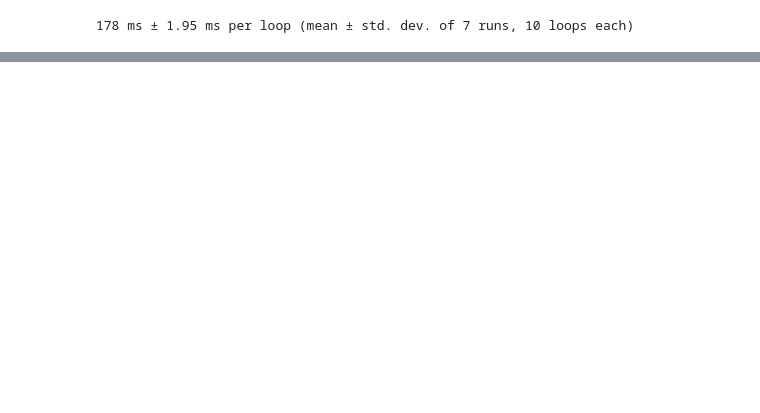
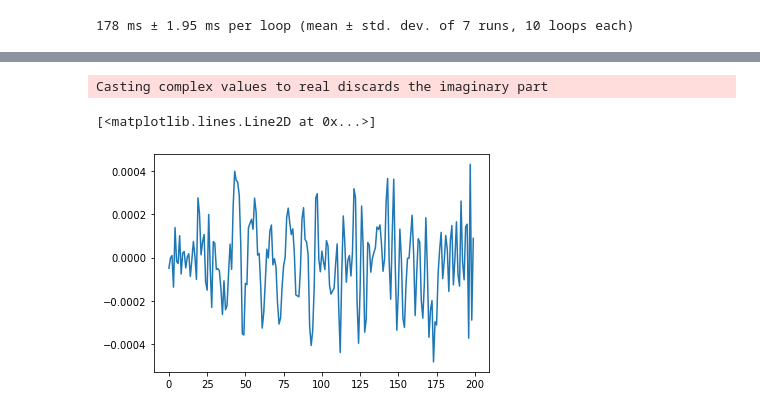
Before and after one commit to aewallwi/aesahaettr, a Jupyter notebook: notebooks/tf_gradient_sandbox.ipynb, the cells around one changed output, grey strips where cells are left out. Cells and saved outputs as stored; diff of their text form; code cells hidden in the pictures; blank space fills up the shorter version.

```diff
--- a/notebooks/tf_gradient_sandbox.ipynb
+++ b/notebooks/tf_gradient_sandbox.ipynb
@@ -319,8 +237,10 @@ var_history_gr[0].shape
 # %%
 # test fitting foregrounds
-uvd_gsm, uvd_eor = visibilities.compute_visibilities(output_dir='./', nside_sky=256, antenna_count=11,
+uvd_gsm, uvd_eor = visibilities.compute_visibilities(output_dir='./', nside_sky=128, antenna_count=6, include_autos=False,
                                                        nf=200, df=200e3, f0=150e6, antenna_diameter=2., compress_by_redundancy=False,
                                                        fractional_spacing=5, eor_fg_ratio=10**(-3), clobber=True)
+uvd_total = copy.deepcopy(uvd_gsm)
+uvd_total.data_array += uvd_eor.data_array
 evals, evecs = covariances.cov_mat_simple_evecs(uvdata=uvd_total, antenna_diameter=2., eigenval_cutoff=1e-10, antenna_chromaticity=2. / 3e8, compress_by_redundancy=False)
 # %% [output]
 invalid value encountered in sqrt
@@ -367,10 +288,11 @@ dfit_r /= rmsdata
 dfit_i -= mdata.imag
 dfit_i /= rmsdata
 # %%
-dfit_r = tf.convert_to_tensor(dfit_r, dtype=np.float32)
-dfit_i = tf.convert_to_tensor(dfit_i, dtype=np.float32)
-fg_basis = tf.convert_to_tensor(fg_basis, dtype=np.float32)
-gr = tf.Variable(tf.convert_to_tensor(gains_real, dtype=np.float32))
-gi = tf.Variable(tf.convert_to_tensor(gains_imag, dtype=np.float32))
-fg_r = tf.Variable(tf.convert_to_tensor(fg_coeffs.real, dtype=np.float32))
-fg_i = tf.Variable(tf.convert_to_tensor(fg_coeffs.imag, dtype=np.float32))
+dtype_opt = np.float32
+dfit_r = tf.convert_to_tensor(dfit_r, dtype=dtype_opt)
+dfit_i = tf.convert_to_tensor(dfit_i, dtype=dtype_opt)
+fg_basis = tf.convert_to_tensor(fg_basis, dtype=dtype_opt)
+gr = tf.Variable(tf.convert_to_tensor(gains_real, dtype=dtype_opt))
+gi = tf.Variable(tf.convert_to_tensor(gains_imag, dtype=dtype_opt))
+fg_r = tf.Variable(tf.convert_to_tensor(fg_coeffs.real, dtype=dtype_opt))
+fg_i = tf.Variable(tf.convert_to_tensor(fg_coeffs.imag, dtype=dtype_opt))
@@ -428,0 +353,29 @@ array([1.e-10, 1.e-09, 1.e-08], dtype=float32)
+# %%
+def yield_model_spectrum(a1, a2, grt=gr, git=gi, fg_rt=fg_r, fg_it=fg_i):
+    grgr = tf.einsum('ik,jk->ijk',grt, grt)
+    gigi = tf.einsum('ik,jk->ijk',git, git)
+    grgi = tf.einsum('ik,jk->ijk',grt, git)
+    gigr = tf.einsum('ik,jk->ijk',git, grt)
+    vr = tf.reduce_sum(fg_basis * fg_rt, axis=3)
+    vi = tf.reduce_sum(fg_basis * fg_it, axis=3)
+    model_r = (grgr + gigi) * vr + (grgi - gigr) * vi
+    model_i = (gigr - grgi) * vr + (grgr + gigi) * vi
+    return model_r[a1, a2].numpy() + 1j * model_i[a1, a2].numpy()
+
+def yield_data_spectrum(a1, a2):
+    return dfit_r[a1, a2].numpy() + 1j * dfit_i[a1, a2].numpy()
+
+
+def yield_model(grt=gr, git=gi, fg_rt=fg_r, fg_it=fg_i):
+    uvd_model = copy.deepcopy(uvd_total)
+    for vind, (i, j) in enumerate(zip(uvd_total.ant_1_array, uvd_total.ant_2_array)):
+        uvd_model.data_array[vind,0, :, 0] = yield_model_spectrum(i, j, grt=gr, git=gi, fg_rt=fg_r, fg_it=fg_i)
+    uvd_model.data_array *= rmsdata
+    return uvd_model
+# %%
+plt.plot(yield_model_spectrum(10, 4) - yield_data_spectrum(10, 4))
+#plt.plot(yield_data_spectrum(4, 4))
+# %% [output]
+Casting complex values to real discards the imaginary part
+[<matplotlib.lines.Line2D at 0x...>]
+[figure, added]
```
Also changed, not shown: parts of 25 cells of this notebook.
